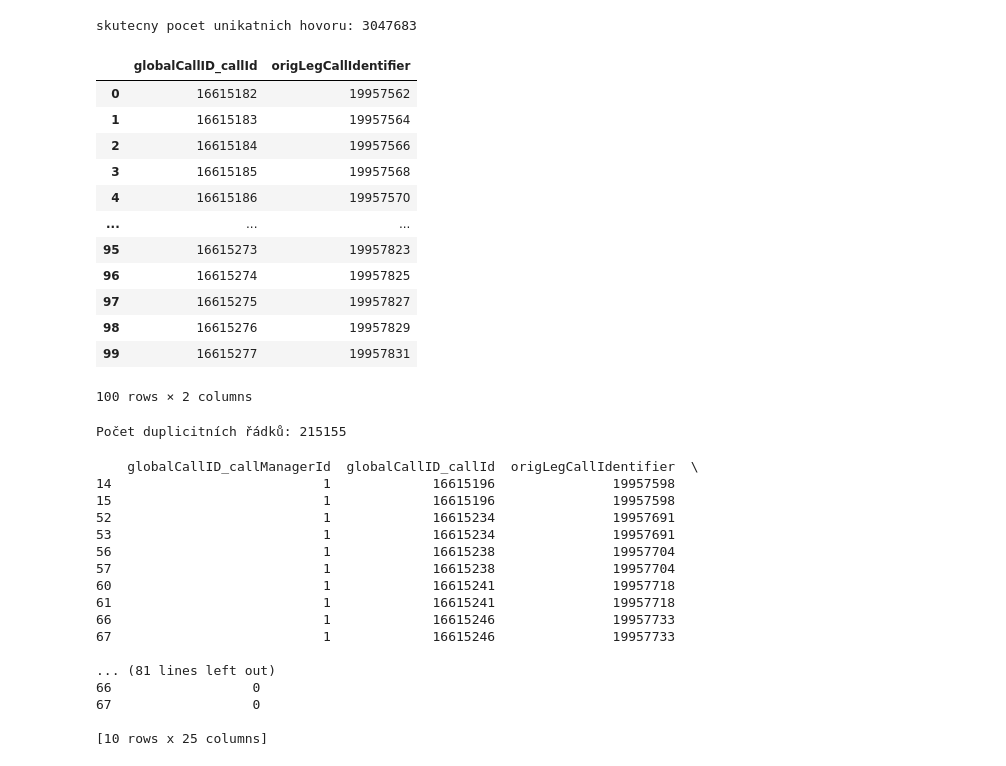
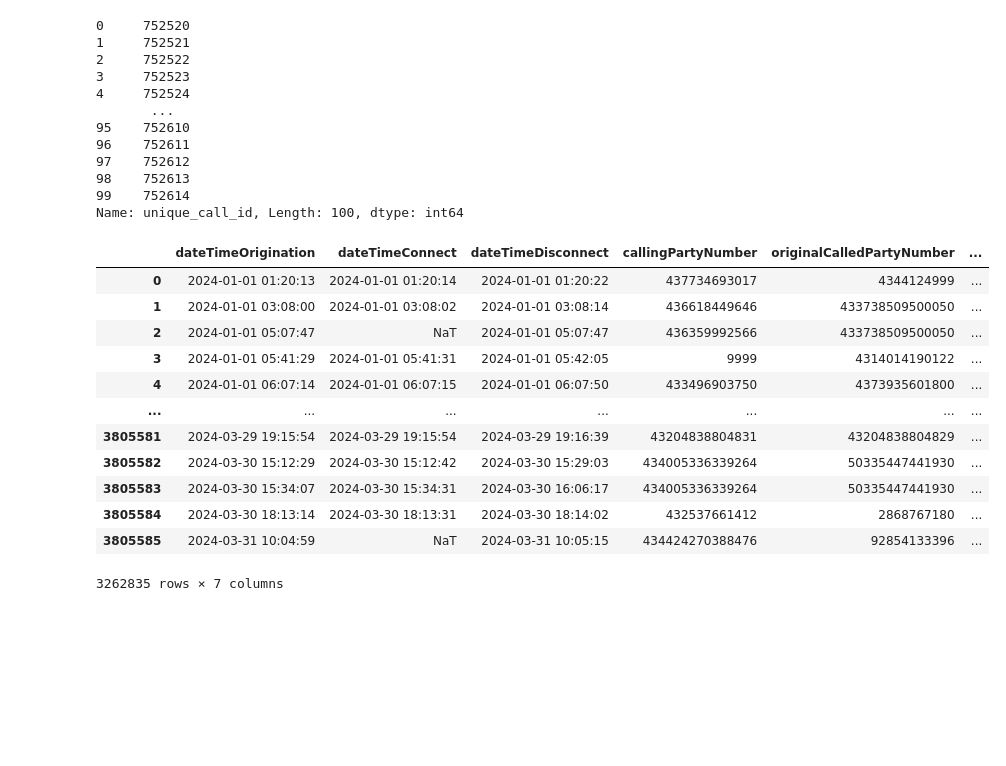
Before and after one commit to Hana-Et/DATA_2025_projekt_Callytics, a Jupyter notebook: statistika2.ipynb, the cells around one changed output. Drawn from its saved outputs; the diff is of its cells as text; code cells hidden in the pictures; blank space fills up the shorter version.

```diff
--- a/statistika2.ipynb
+++ b/statistika2.ipynb
@@ -26,51 +90,32 @@ callSecuredStatus                             int64
 dtype: object
-# %%
-unique_calls = (
-    df.groupby(["globalCallID_callId", "origLegCallIdentifier"])
-    .ngroups
-)
-print(f"skutecny pocet unikatnich hovoru: {unique_calls}")
-# %% [output]
-skutecny pocet unikatnich hovoru: 3047683
 # %%
-df[["globalCallID_callId", "origLegCallIdentifier"]].head(100)
+df["unique_call_id"].head(100)
 # %% [output]
-|  | globalCallID_callId | origLegCallIdentifier |
-| 0 | 16615182 | 19957562 |
-| 1 | 16615183 | 19957564 |
-| 2 | 16615184 | 19957566 |
-| 3 | 16615185 | 19957568 |
-| 4 | 16615186 | 19957570 |
-| ... | ... | ... |
-| 95 | 16615273 | 19957823 |
-| 96 | 16615274 | 19957825 |
-| 97 | 16615275 | 19957827 |
-| 98 | 16615276 | 19957829 |
-| 99 | 16615277 | 19957831 |
-100 rows × 2 columns
+0     752520
+1     752521
+2     752522
+3     752523
+4     752524
+       ...
+95    752610
+96    752611
+97    752612
+98    752613
+99    752614
+Name: unique_call_id, Length: 100, dtype: int64
-# %%
-duplicity = df.duplicated(subset=["globalCallID_callId", "origLegCallIdentifier"]).sum()
-print(f"Počet duplicitních řádků: {duplicity}")
-# %% [output]
-Počet duplicitních řádků: 215155
-# %%
-duplicity2 = df[df.duplicated(subset=["globalCallID_callId", "origLegCallIdentifier"], keep=False)]
-print(duplicity2.head(10))
-# %% [output]
-    globalCallID_callManagerId  globalCallID_callId  origLegCallIdentifier  \
-14                           1             16615196               19957598
-15                           1             16615196               19957598
-52                           1             16615234               19957691
-53                           1             16615234               19957691
-56                           1             16615238               19957704
-57                           1             16615238               19957704
-60                           1             16615241               19957718
-61                           1             16615241               19957718
-66                           1             16615246               19957733
-67                           1             16615246               19957733
-
-... (81 lines left out)
-66                  0
-67                  0
-
-[10 rows x 25 columns]
+# %%
+df[cols]
+# %% [output]
+|  | dateTimeOrigination | dateTimeConnect | dateTimeDisconnect | callingPartyNumber | originalCalledPartyNumber | ... |
+| 0 | 2024-01-01 01:20:13 | 2024-01-01 01:20:14 | 2024-01-01 01:20:22 | 437734693017 | 4344124999 | ... |
+| 1 | 2024-01-01 03:08:00 | 2024-01-01 03:08:02 | 2024-01-01 03:08:14 | 436618449646 | 433738509500050 | ... |
+| 2 | 2024-01-01 05:07:47 | NaT | 2024-01-01 05:07:47 | 436359992566 | 433738509500050 | ... |
+| 3 | 2024-01-01 05:41:29 | 2024-01-01 05:41:31 | 2024-01-01 05:42:05 | 9999 | 4314014190122 | ... |
+| 4 | 2024-01-01 06:07:14 | 2024-01-01 06:07:15 | 2024-01-01 06:07:50 | 433496903750 | 4373935601800 | ... |
+| ... | ... | ... | ... | ... | ... | ... |
+| 3805581 | 2024-03-29 19:15:54 | 2024-03-29 19:15:54 | 2024-03-29 19:16:39 | 43204838804831 | 43204838804829 | ... |
+| 3805582 | 2024-03-30 15:12:29 | 2024-03-30 15:12:42 | 2024-03-30 15:29:03 | 434005336339264 | 50335447441930 | ... |
+| 3805583 | 2024-03-30 15:34:07 | 2024-03-30 15:34:31 | 2024-03-30 16:06:17 | 434005336339264 | 50335447441930 | ... |
+| 3805584 | 2024-03-30 18:13:14 | 2024-03-30 18:13:31 | 2024-03-30 18:14:02 | 432537661412 | 2868767180 | ... |
+| 3805585 | 2024-03-31 10:04:59 | NaT | 2024-03-31 10:05:15 | 434424270388476 | 92854133396 | ... |
+3262835 rows × 7 columns
```
Also changed, not shown: parts of 20 cells of this notebook.
